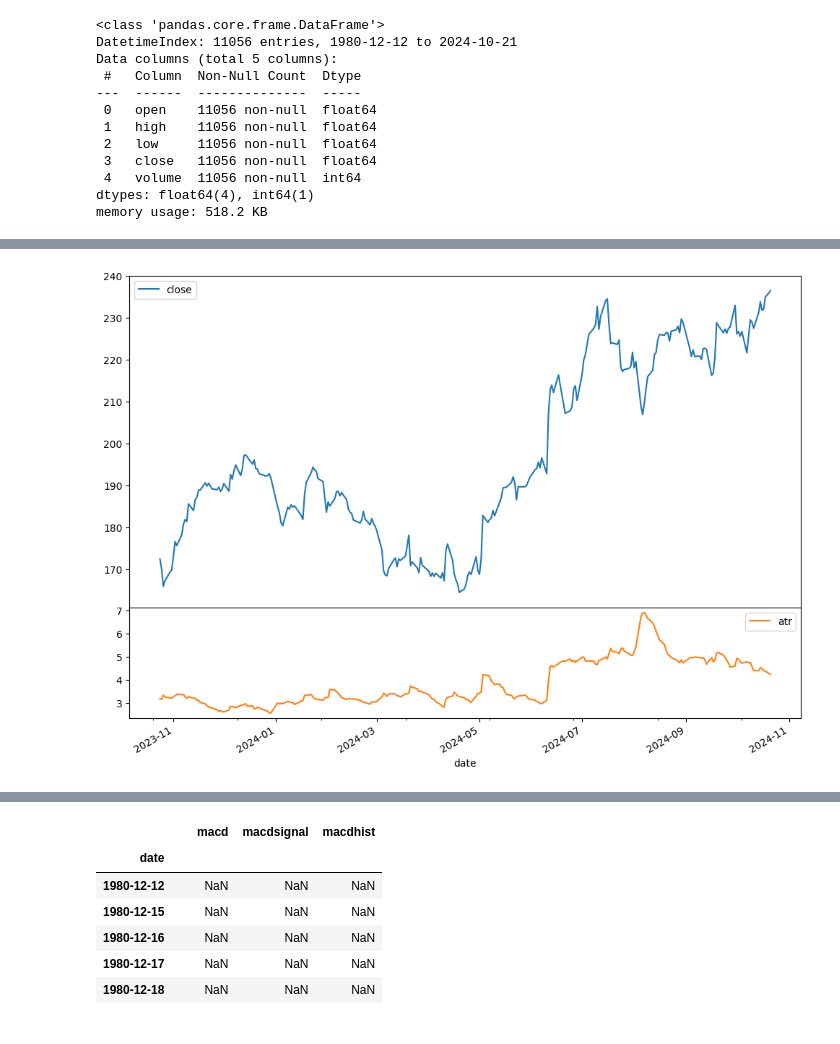
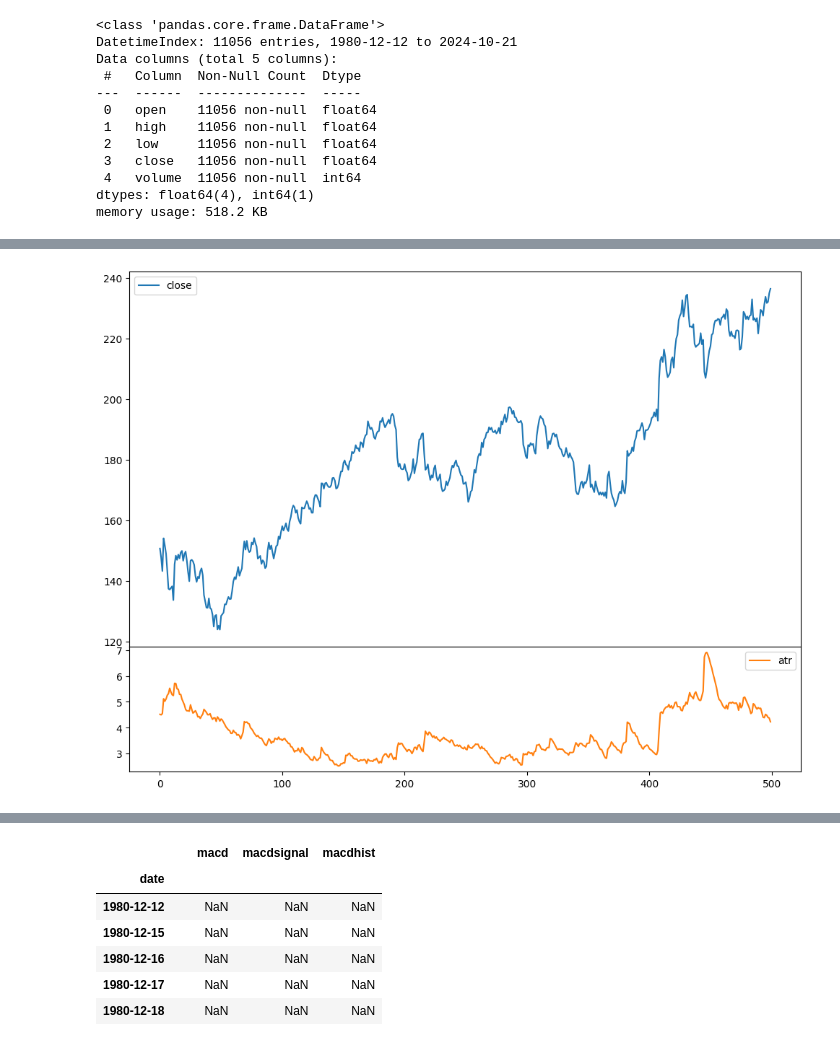
Before and after one commit to furechan/mintalib, a Jupyter notebook: examples/indicator-examples.ipynb, the cells around one changed output, grey strips where cells are left out. Cells and saved outputs as stored; diff of their text form; code cells hidden in the pictures.

```diff
--- a/examples/indicator-examples.ipynb
+++ b/examples/indicator-examples.ipynb
@@ -54,20 +55,20 @@ gs.update(hspace=0.0)
 # %%
 prices = prices.assign(
     atr = ATR()
 )
 
-axes = prices.tail(250).plot(
+axes = prices.tail(500).plot(
     y=["close", "atr"],
     subplots=[['close']],
+    use_index=False
 )
 
 ax = axes[-1]
-
 gs = ax.get_gridspec()
 gs.set_height_ratios([3, 1])
 gs.update(hspace=0.0)
 # %% [output]
-[figure, old version]
+[figure, new version]
 # %%
 prices.assign(
     rsi=RSI(),
```
Also changed, not shown: parts of 3 cells of this notebook.
